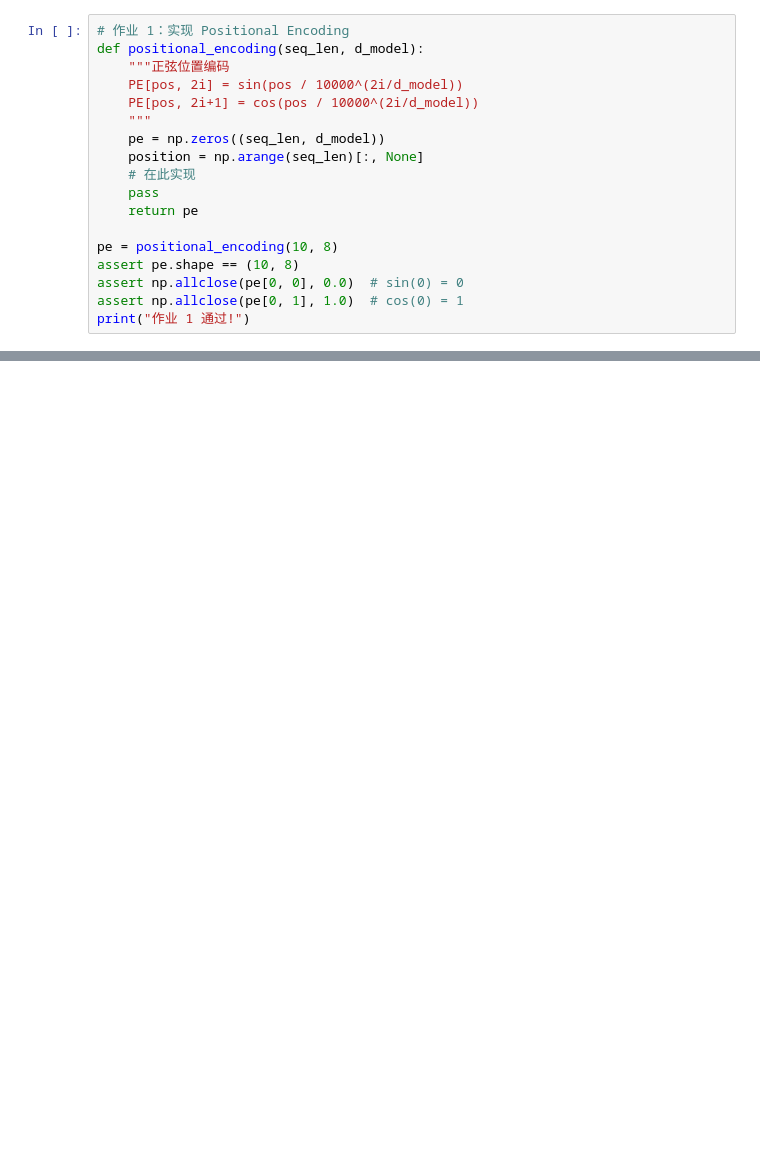
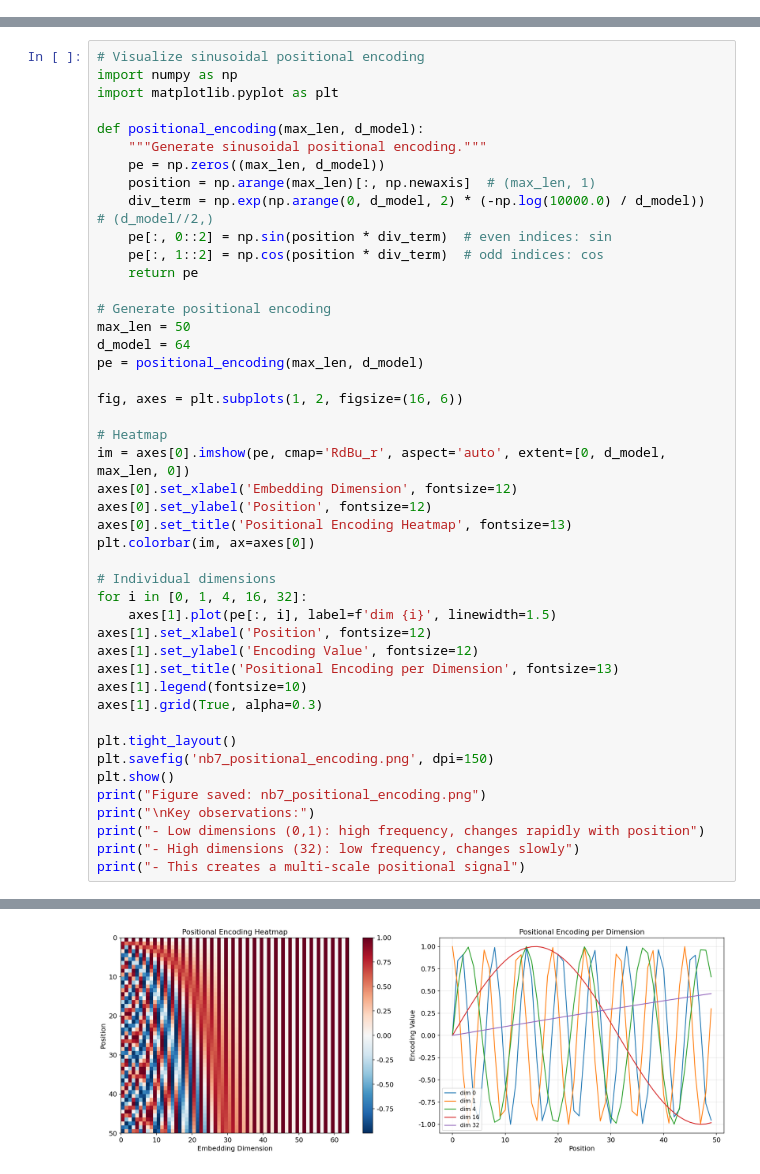
Before and after one commit to ZOUMDA28/-CS231n-, a Jupyter notebook: notebooks/part2-cnn-vision/lecture-08-transformers/practice.ipynb, the cells around one changed output, grey strips where cells are left out. Saved outputs shown, nothing was run; the diff lists cells and outputs as text; blank space fills up the shorter version.

```diff
--- a/notebooks/part2-cnn-vision/lecture-08-transformers/practice.ipynb
+++ b/notebooks/part2-cnn-vision/lecture-08-transformers/practice.ipynb
@@ -188,18 +0,0 @@ ViT 放弃了 CNN 的归纳偏置，用更多数据学习——这就是「An Im
-# %%
-# 作业 1：实现 Positional Encoding
-def positional_encoding(seq_len, d_model):
-    """正弦位置编码
-    PE[pos, 2i] = sin(pos / 10000^(2i/d_model))
-    PE[pos, 2i+1] = cos(pos / 10000^(2i/d_model))
-    """
-    pe = np.zeros((seq_len, d_model))
-    position = np.arange(seq_len)[:, None]
-    # 在此实现
-    pass
-    return pe
-
-pe = positional_encoding(10, 8)
-assert pe.shape == (10, 8)
-assert np.allclose(pe[0, 0], 0.0)  # sin(0) = 0
-assert np.allclose(pe[0, 1], 1.0)  # cos(0) = 1
-print("作业 1 通过!")
@@ -218,0 +303,46 @@ AssertionError:
+# %%
+# Visualize sinusoidal positional encoding
+import numpy as np
+import matplotlib.pyplot as plt
+
+def positional_encoding(max_len, d_model):
+    """Generate sinusoidal positional encoding."""
+    pe = np.zeros((max_len, d_model))
+    position = np.arange(max_len)[:, np.newaxis]  # (max_len, 1)
+    div_term = np.exp(np.arange(0, d_model, 2) * (-np.log(10000.0) / d_model))  # (d_model//2,)
+    pe[:, 0::2] = np.sin(position * div_term)  # even indices: sin
+    pe[:, 1::2] = np.cos(position * div_term)  # odd indices: cos
+    return pe
+
+# Generate positional encoding
+max_len = 50
+d_model = 64
+pe = positional_encoding(max_len, d_model)
+
+fig, axes = plt.subplots(1, 2, figsize=(16, 6))
+
+# Heatmap
+im = axes[0].imshow(pe, cmap='RdBu_r', aspect='auto', extent=[0, d_model, max_len, 0])
+axes[0].set_xlabel('Embedding Dimension', fontsize=12)
+axes[0].set_ylabel('Position', fontsize=12)
+axes[0].set_title('Positional Encoding Heatmap', fontsize=13)
+plt.colorbar(im, ax=axes[0])
+
+# Individual dimensions
+for i in [0, 1, 4, 16, 32]:
+    axes[1].plot(pe[:, i], label=f'dim {i}', linewidth=1.5)
+axes[1].set_xlabel('Position', fontsize=12)
+axes[1].set_ylabel('Encoding Value', fontsize=12)
+axes[1].set_title('Positional Encoding per Dimension', fontsize=13)
+axes[1].legend(fontsize=10)
+axes[1].grid(True, alpha=0.3)
+
+plt.tight_layout()
+plt.savefig('nb7_positional_encoding.png', dpi=150)
+plt.show()
+print("Figure saved: nb7_positional_encoding.png")
+print("\nKey observations:")
+print("- Low dimensions (0,1): high frequency, changes rapidly with position")
+print("- High dimensions (32): low frequency, changes slowly")
+print("- This creates a multi-scale positional signal")
+# %% [output]
@@ -218,0 +355 @@ AssertionError:
+[figure, added]
```
Also changed, not shown: parts of 55 cells of this notebook, 23 other files.
